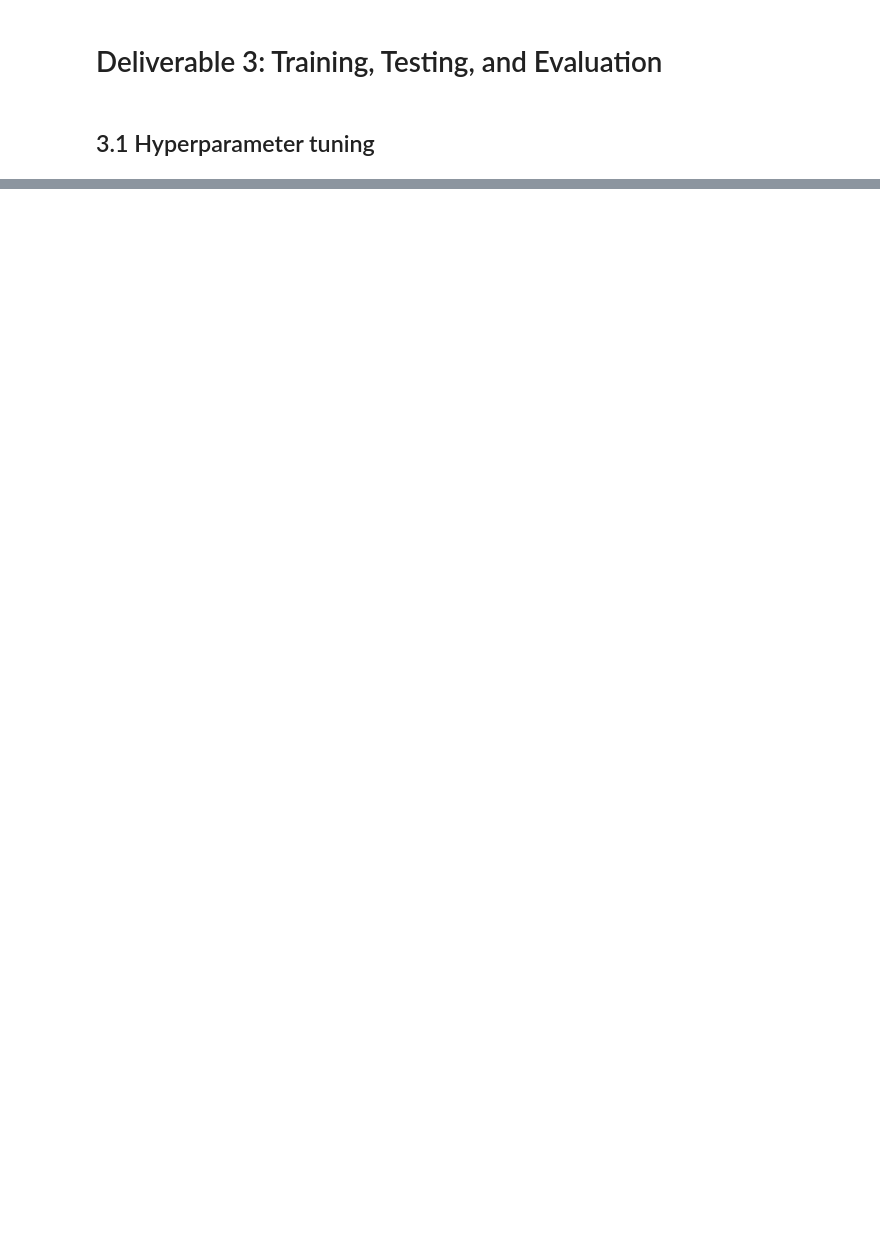
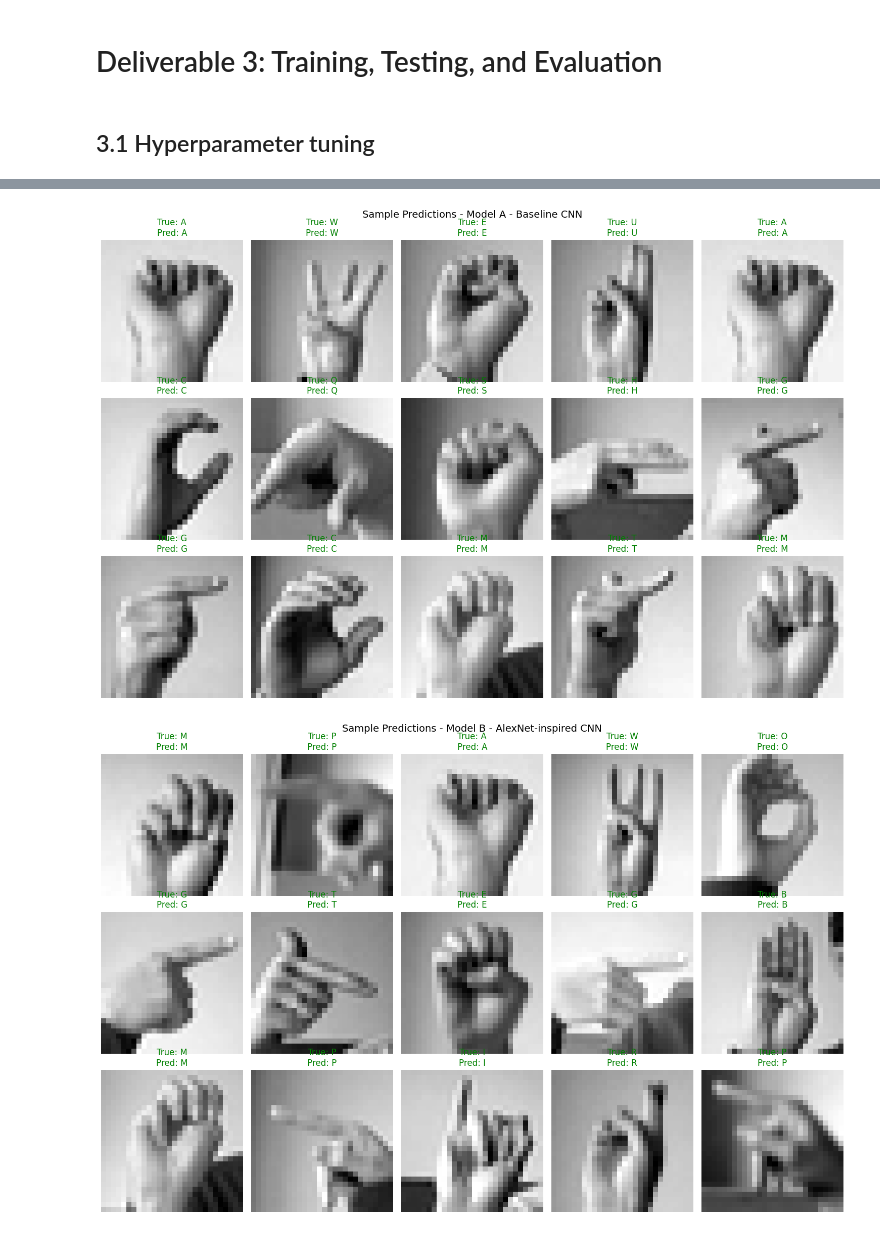
Before and after one commit to CuongMe/CSCU9M6---30065980, a Jupyter notebook: CSCU9M6-30065980.ipynb, the cells around one changed output, grey strips where cells are left out. Saved outputs shown, nothing was run; the diff lists cells and outputs as text; code cells hidden in the pictures; blank space fills up the shorter version.

```diff
--- a/CSCU9M6-30065980.ipynb
+++ b/CSCU9M6-30065980.ipynb
@@ -627,0 +933,51 @@ KeyboardInterrupt:
+# %%
+# =========================
+# Sample predictions for all 3 models
+# Shows:
+# - test image
+# - true label
+# - predicted label
+# - title color: green if correct, red if incorrect
+# =========================
+
+def show_sample_predictions(model, model_name, X_model_input, X_display, y_true, idx_to_letter, n=15):
+    indices = np.random.choice(len(X_model_input), size=n, replace=False)
+
+    X_sample_model = X_model_input[indices]
+    X_sample_display = X_display[indices]
+    y_sample_true = y_true[indices]
+
+    y_sample_prob = model.predict(X_sample_model, verbose=0)
+    y_sample_pred = np.argmax(y_sample_prob, axis=1)
+
+    plt.figure(figsize=(15, 10))
+
+    for i in range(n):
+        plt.subplot(3, 5, i + 1)
+        plt.imshow(X_sample_display[i].squeeze(), cmap="gray")
+
+        true_label = idx_to_letter[y_sample_true[i]]
+        pred_label = idx_to_letter[y_sample_pred[i]]
+
+        title_color = "green" if true_label == pred_label else "red"
+        plt.title(f"True: {true_label}\nPred: {pred_label}", color=title_color)
+        plt.axis("off")
+
+    plt.suptitle(f"Sample Predictions - {model_name}", fontsize=14)
+    plt.tight_layout()
+    plt.show()
+
+# Show sample predictions for each model
+for model_name, model in trained_models.items():
+    show_sample_predictions(
+        model=model,
+        model_name=model_name,
+        X_model_input=X_test_full,
+        X_display=X_test_display,
+        y_true=y_test,
+        idx_to_letter=idx_to_letter,
+        n=15
+    )
+# %% [output]
+[figure, added]
+[figure, added]
```
Also changed, not shown: parts of 23 cells of this notebook, 3 other files.
